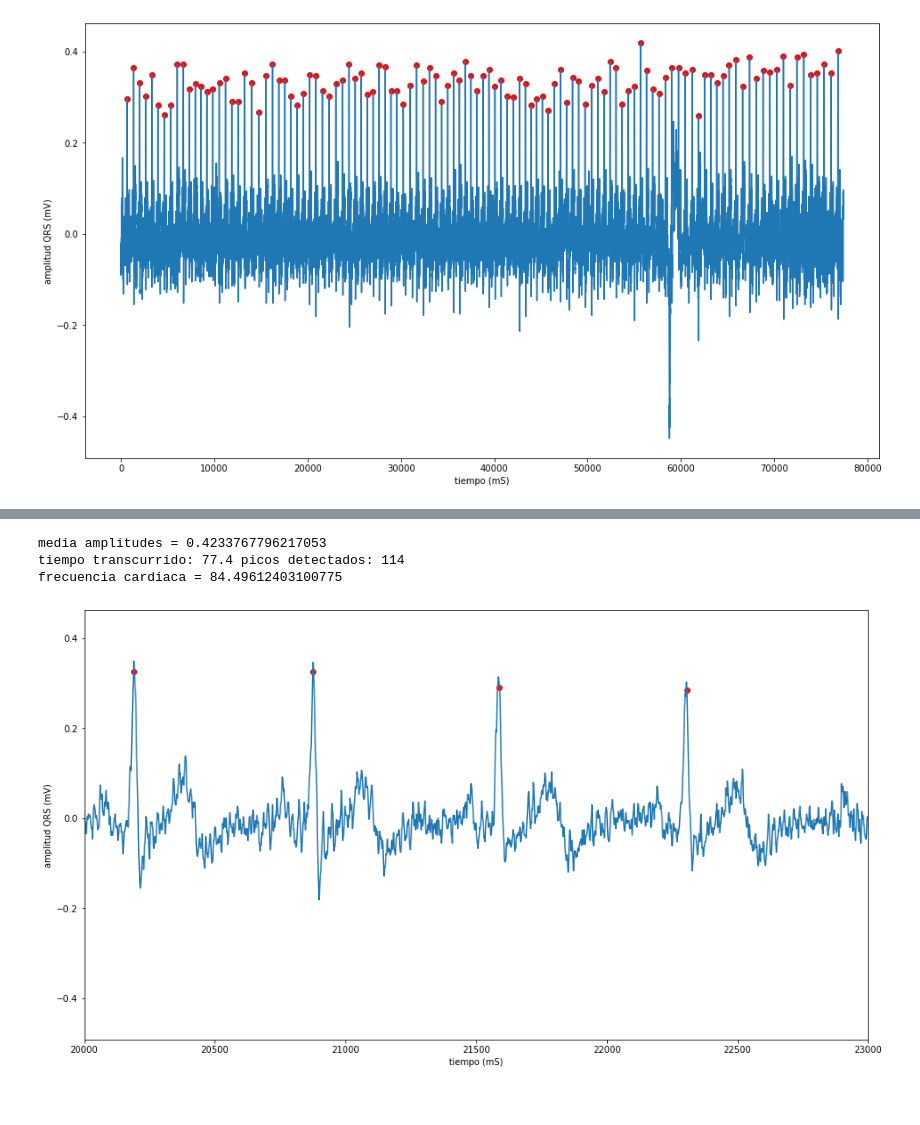
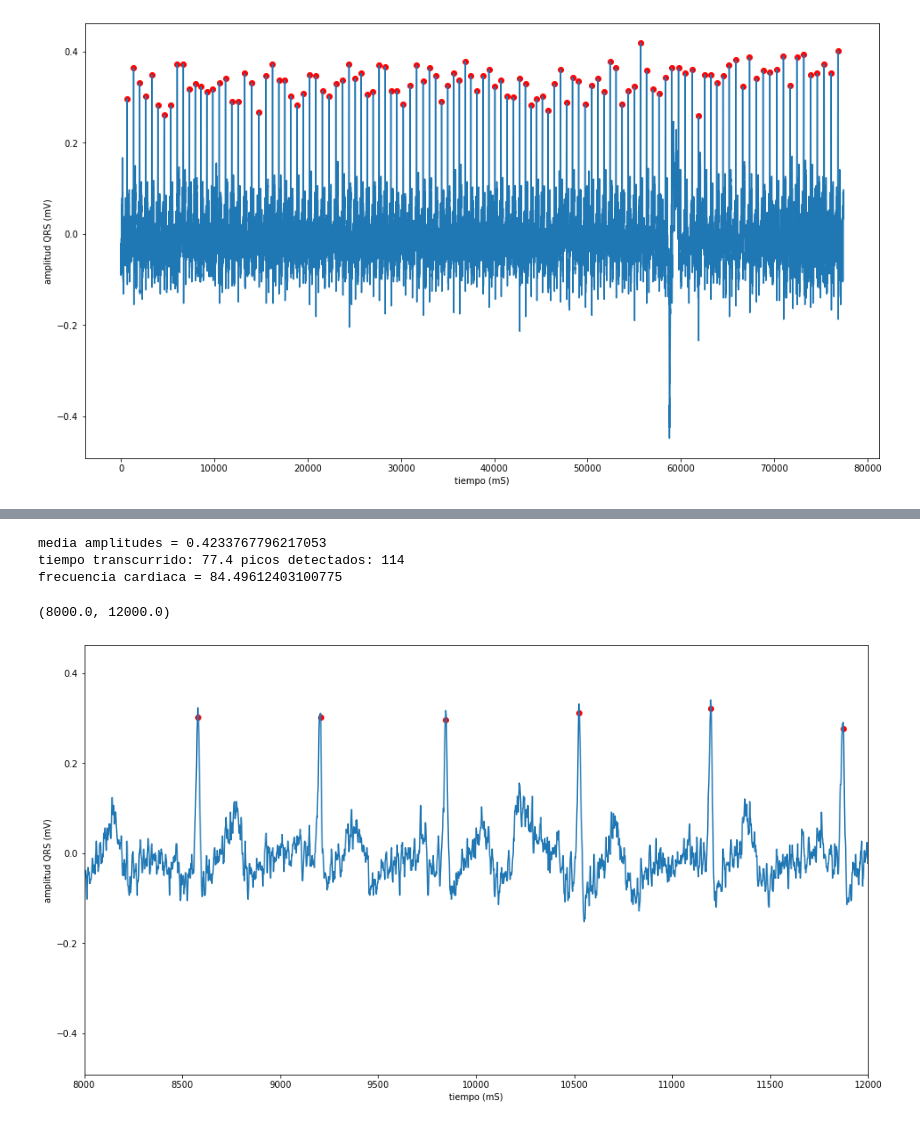
Before and after one commit to sergiogolaya/qrs_complex_detection, a Jupyter notebook: procesado_ecg.ipynb, the cells around one changed output, grey strips where cells are left out. Drawn from its saved outputs; the diff is of its cells as text; code cells hidden in the pictures.

```diff
--- a/procesado_ecg.ipynb
+++ b/procesado_ecg.ipynb
@@ -94,19 +93,19 @@ plt.legend()
 # %%
 peaks2, _ = find_peaks(xwiener,height=[0.0,2.0],prominence = 0.35,distance = 300) #posición de los picos del ECG
 alturas2 = findHeight(xwiener,peaks2)
 print('media amplitudes = ' + str(np.mean(alturas2))) #media de las amplitudes del complejo QRS del ECG
 
 print('tiempo transcurrido: ' + str(xwiener.size/1000) + ' picos detectados: ' + str(peaks.size)) #intervalo de tiempo (S) en el que se realizó el experimento y picos válidos para el estudio
 print('frecuencia cardiaca = ' + str((peaks2.size/(xwiener.size/1000))*60)) #frecuencia cardiaca
 values2 = xwiener[peaks2] #valores de los picos del ECG
 plt.figure(figsize = (16,9))
 plt.xlabel('tiempo (mS)')
 plt.ylabel('amplitud QRS (mV)')
 plt.plot(peaks2,values2, "or",); plt.plot(converted_data);
-plt.xlim(20000,23000)
-plt.show()
+plt.xlim(8000,12000)
 # %% [output]
 media amplitudes = 0.4233767796217053
 tiempo transcurrido: 77.4 picos detectados: 114
 frecuencia cardiaca = 84.49612403100775
+(8000.0, 12000.0)
-[figure, old version]
+[figure, new version]
```
Also changed, not shown: parts of 10 cells of this notebook.
